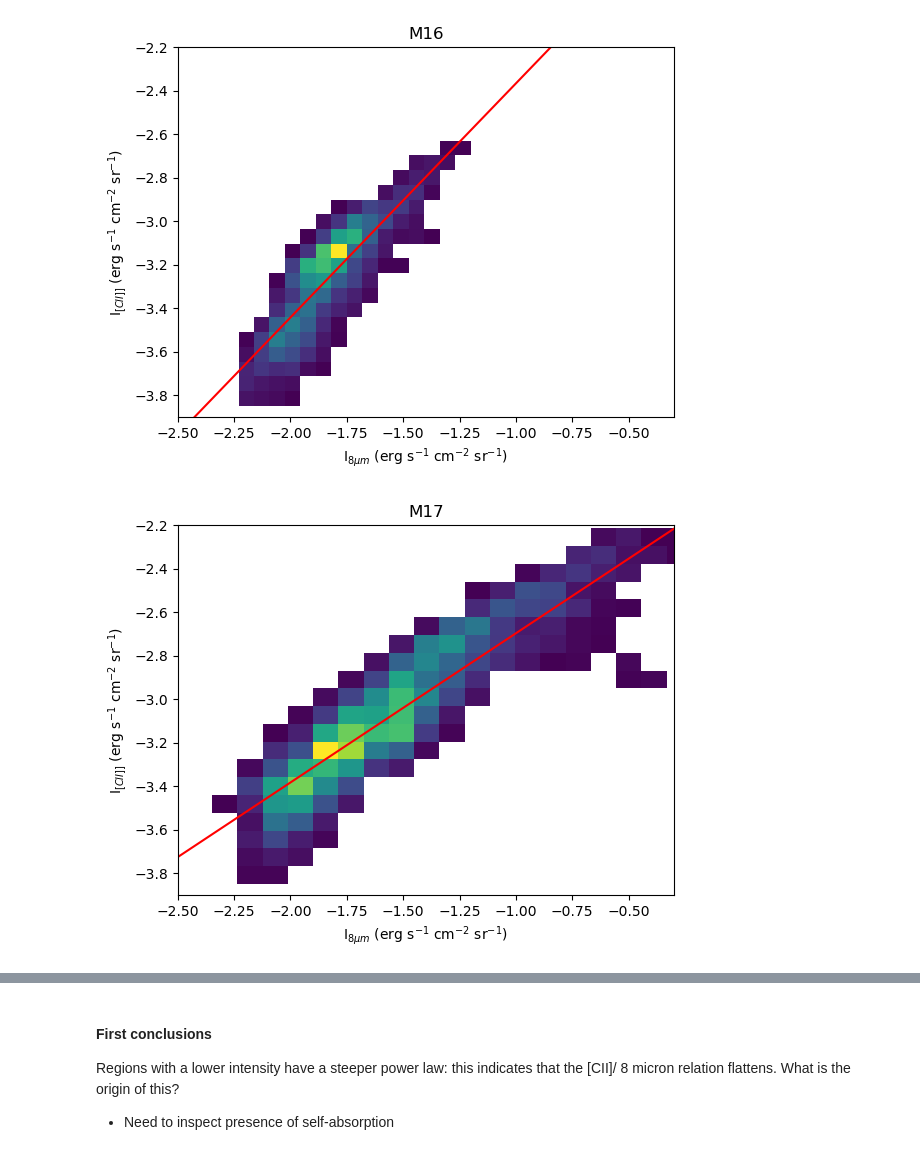
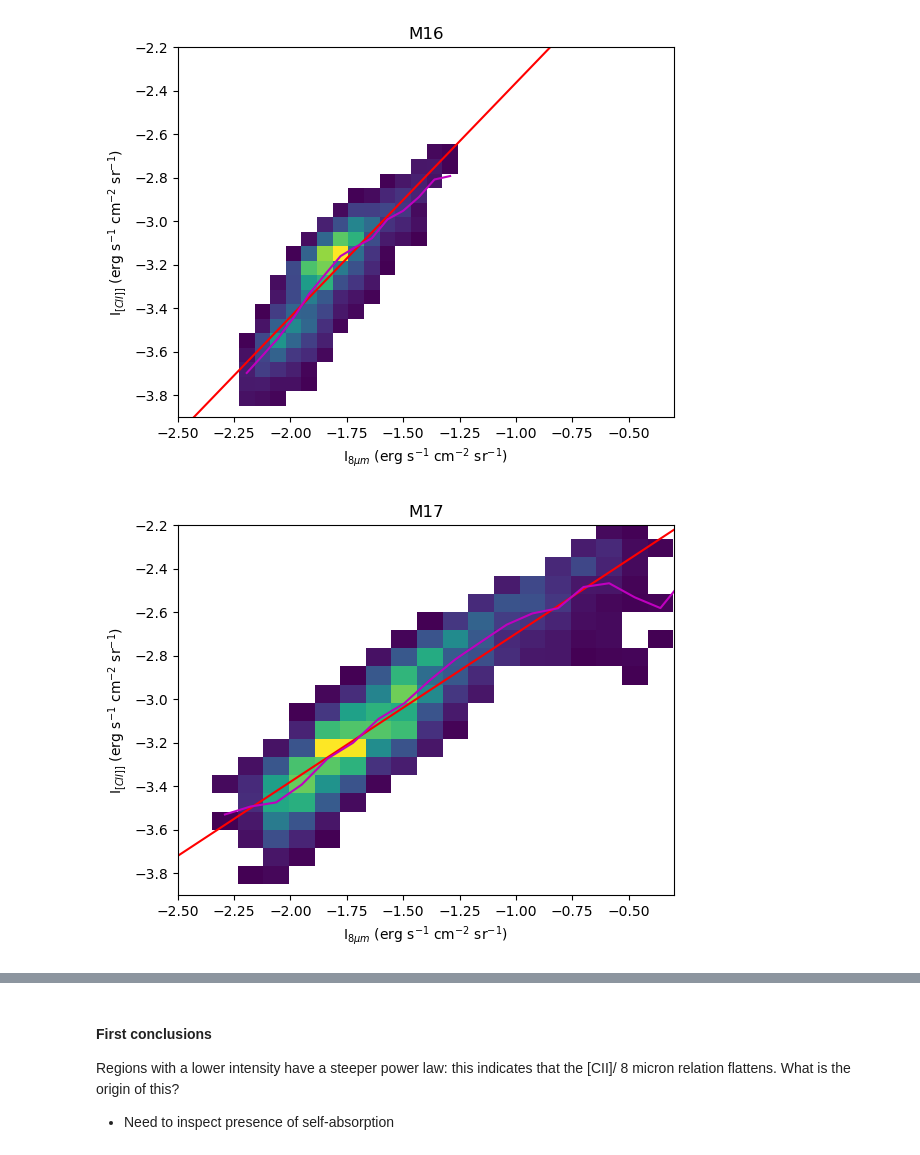
Before and after one commit to lmlb-astro/CII_intensity_correlations, a Jupyter notebook: correlation_CII_8micron_full_regions.ipynb, the cells around one changed output, grey strips where cells are left out. Cells and saved outputs as stored; diff of their text form; code cells hidden in the pictures.

Commit message:
Including a study of the powerlaw exponents

```diff
--- a/correlation_CII_8micron_full_regions.ipynb
+++ b/correlation_CII_8micron_full_regions.ipynb
@@ -47,6 +43,9 @@ conv_OrionA = 2.9*4.8e-5*0.2021/10.4*0.74
 ## minimal intensity for the [CII] data
 min_cut_CII = 20.
 
+## minimum number of data points for histogram plots
+min_hist = 10
+
 ## [CII] convert K km/s -> erg/s/cm2/sr
 conv_CII = 7.0354e-6
 
@@ -132,7 +133,7 @@ for df, region in zip(data_list, list_regions):
     plt.title(region)
 
     ## plotting correlation 8 micron with the 2D histogram
-    h = plt.hist2d(df["8 micron"], df["CII"], bins = int((len(df["CII"]))**0.33), cmin = 10)
+    h = plt.hist2d(df["8 micron"], df["CII"], bins = int((len(df["CII"]))**0.33), cmin = min_hist)
 
     ## add a colorbar
     cbar = plt.colorbar()
@@ -171,10 +204,17 @@ def lin_func(x, a, b):
 # %%
-## fit the data with a powerlaw
+## fit the data with a powerlaw, calculate the gradients and plot the results
 popt_list = []
+pcov_list = []
+
+grads_list = []
+grads_x_list = []
+
+## loop over the regions in the list
 for df, region in zip(data_list, list_regions):
     ## perform the fitting
     popt, pcov = curve_fit(lin_func, df["8 micron"], df["CII"])
     popt_list.append(popt)
+    pcov_list.append(pcov)
 
     ## create information to plot the fitted curve
     x_points_fit = np.linspace(start = xlims[0], stop = xlims[1], num = 100)
@@ -185,10 +225,24 @@ for df, region in zip(data_list, list_regions):
     plt.title(region)
 
     ## plotting correlation 8 micron with the 2D histogram
-    h = plt.hist2d(df["8 micron"], df["CII"], bins = int((len(df["CII"]))**0.33), cmin = 10)
+    h = plt.hist2d(df["8 micron"], df["CII"], bins = int((len(df["CII"]))**0.33), cmin = min_hist)
+    xbin_points = h[1]
+    #delta_xbin = xbin_points[1] - xbin_points[0]
+
+    ## calculate the mean value for each x location in the histogram
+    means_arr, means_x = calc_bin_CIImeans(df, xbin_points)
+    #means_x = xbin_points[:-1] + 0.5*delta_xbin
+
+    ## calculate the local gradients in the 2D histogram
+    grads, grads_x = calc_grads(means_x, means_arr)
+    grads_list.append(grads)
+    grads_x_list.append(grads_x)
 
     ## plot the fitted relation
     plt.plot(x_points_fit, y_points_fit, "r-")
+
+    ## plot the means for each x (i.e. 8 micron) value of the 2D histogram
+    plt.plot(means_x, means_arr, "m-")
 
     ## additional plot specifications
     plt.ylabel('I$_{[CII]]}$ (erg s$^{-1}$ cm$^{-2}$ sr$^{-1}$)')
@@ -204,2 +258,2 @@ for df, region in zip(data_list, list_regions):
-[figure, old version]
+[figure, new version]
-[figure, old version]
+[figure, new version]
```
Also changed, not shown: parts of 15 cells of this notebook.
